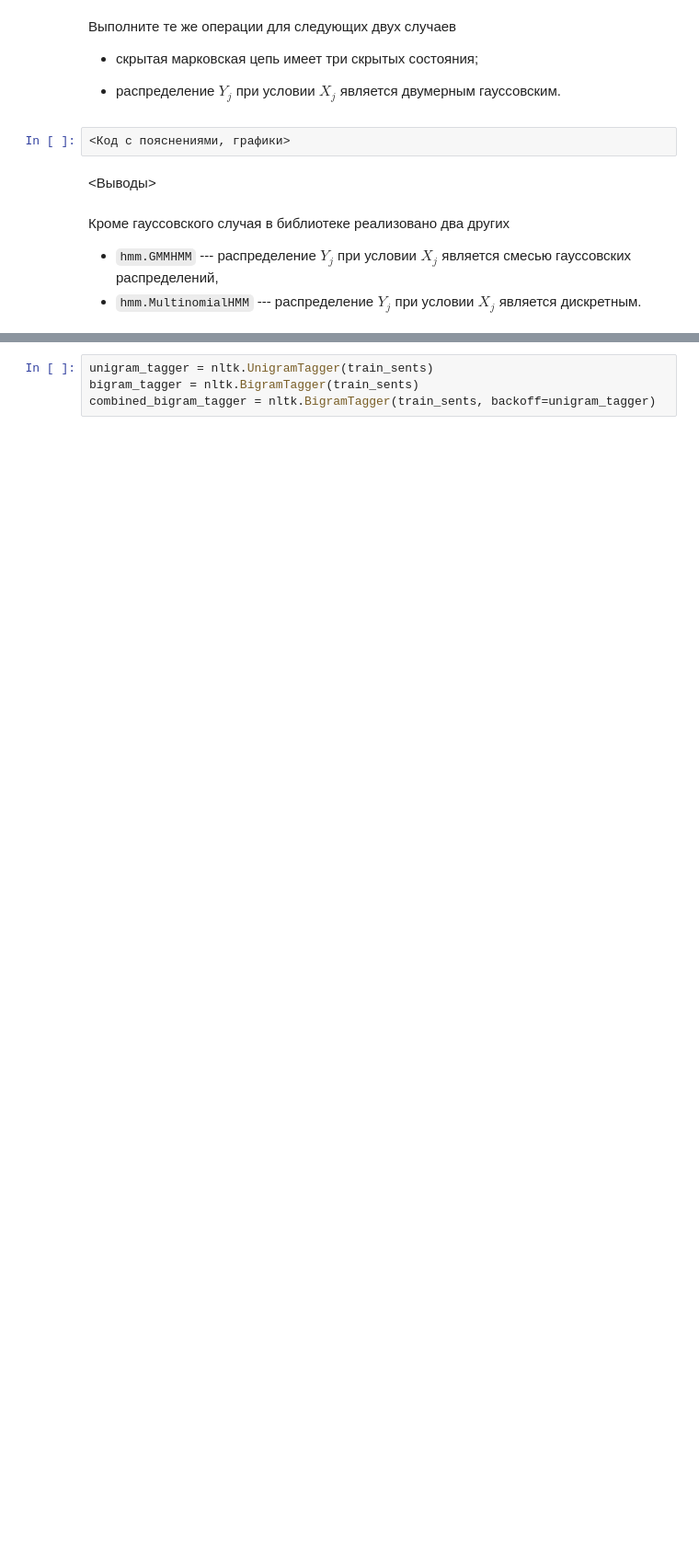
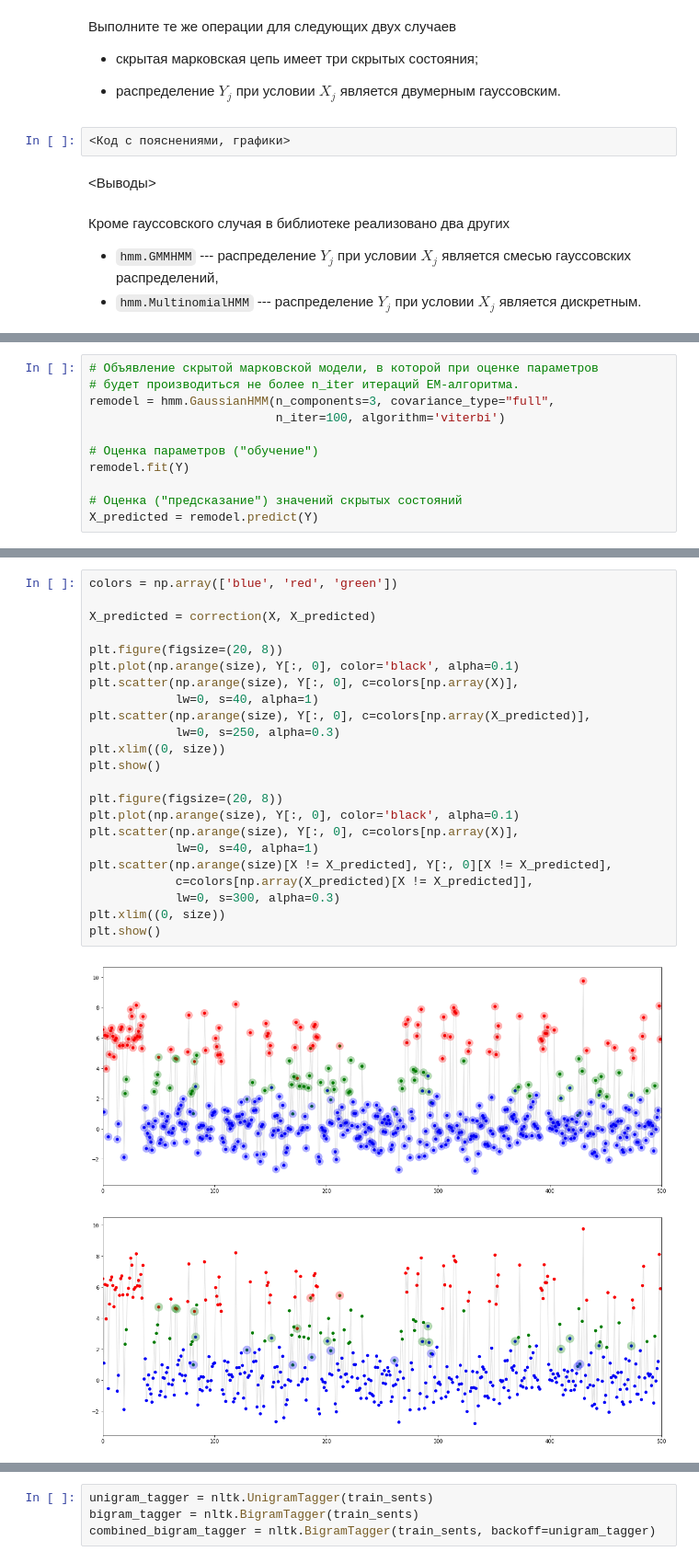
Before and after one commit to svinkapeppa/stochastic, a Jupyter notebook: lab_4/4.23.ipynb, the cells around one changed output, grey strips where cells are left out. Shown at 92% size. Saved outputs shown, nothing was run; the diff lists cells and outputs as text; blank space fills up the shorter version.

```diff
--- a/lab_4/4.23.ipynb
+++ b/lab_4/4.23.ipynb
@@ -208,0 +194,11 @@ Y = log_S.T
+# %%
+# Объявление скрытой марковской модели, в которой при оценке параметров
+# будет производиться не более n_iter итераций EM-алгоритма.
+remodel = hmm.GaussianHMM(n_components=3, covariance_type="full",
+                          n_iter=100, algorithm='viterbi')
+
+# Оценка параметров ("обучение")
+remodel.fit(Y)
+
+# Оценка ("предсказание") значений скрытых состояний
+X_predicted = remodel.predict(Y)
@@ -208,0 +258,26 @@ Y = log_S.T
+# %%
+colors = np.array(['blue', 'red', 'green'])
+
+X_predicted = correction(X, X_predicted)
+
+plt.figure(figsize=(20, 8))
+plt.plot(np.arange(size), Y[:, 0], color='black', alpha=0.1)
+plt.scatter(np.arange(size), Y[:, 0], c=colors[np.array(X)],
+            lw=0, s=40, alpha=1)
+plt.scatter(np.arange(size), Y[:, 0], c=colors[np.array(X_predicted)],
+            lw=0, s=250, alpha=0.3)
+plt.xlim((0, size))
+plt.show()
+
+plt.figure(figsize=(20, 8))
+plt.plot(np.arange(size), Y[:, 0], color='black', alpha=0.1)
+plt.scatter(np.arange(size), Y[:, 0], c=colors[np.array(X)],
+            lw=0, s=40, alpha=1)
+plt.scatter(np.arange(size)[X != X_predicted], Y[:, 0][X != X_predicted],
+            c=colors[np.array(X_predicted)[X != X_predicted]],
+            lw=0, s=300, alpha=0.3)
+plt.xlim((0, size))
+plt.show()
+# %% [output]
+[figure, added]
+[figure, added]
```
Also changed, not shown: parts of 24 cells of this notebook.
